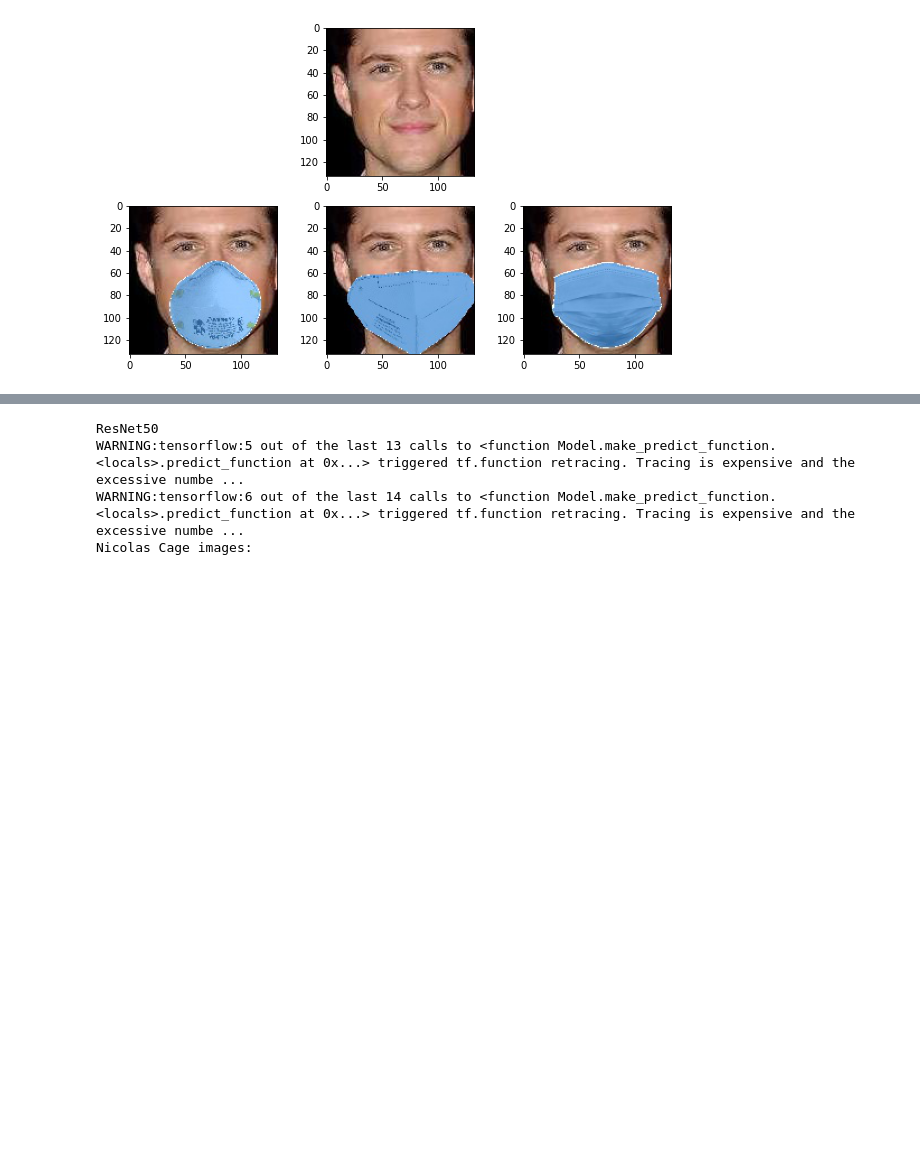
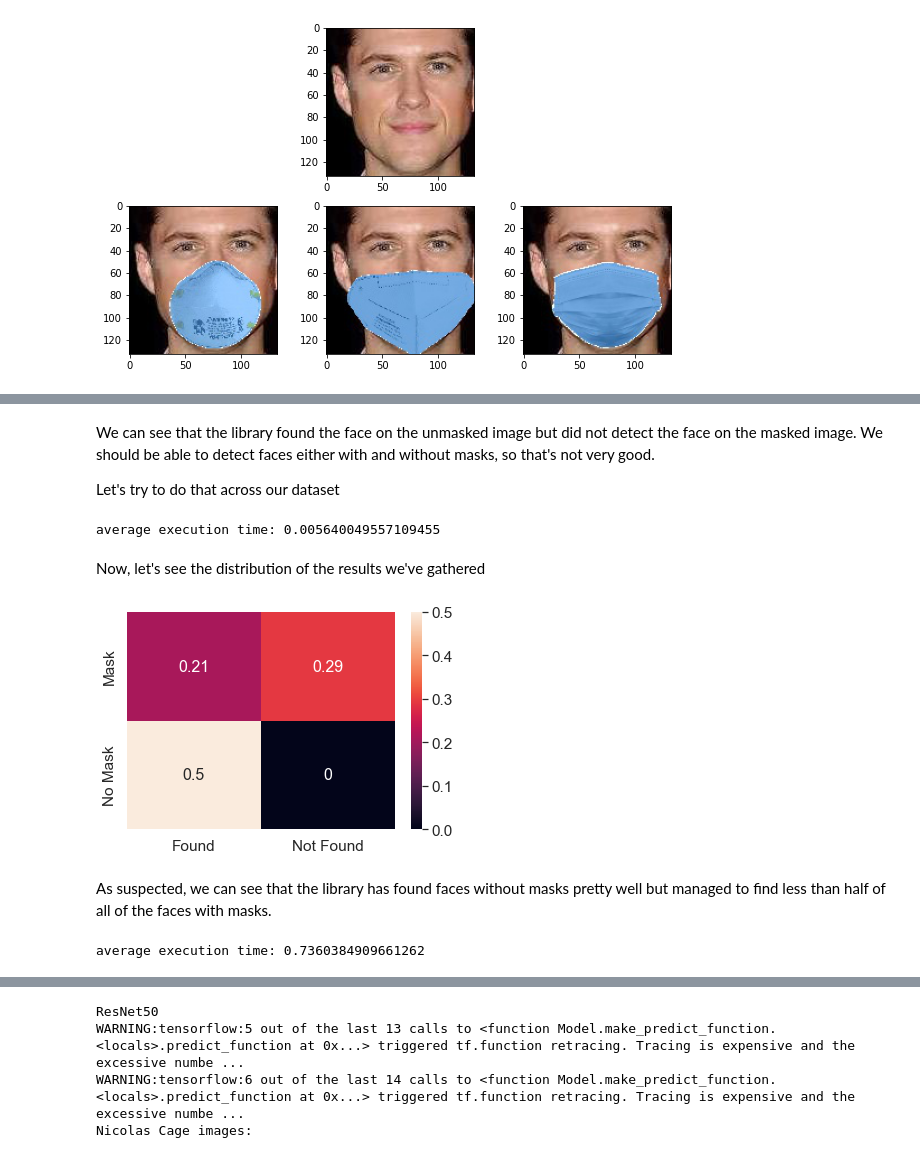
Before and after one commit to ofekari/MaskedFaceDetection, a Jupyter notebook: MaskedFaceDetectionNotebook.ipynb, the cells around one changed output, grey strips where cells are left out. Cells and saved outputs as stored; diff of their text form; code cells hidden in the pictures; blank space fills up the shorter version.

```diff
--- a/MaskedFaceDetectionNotebook.ipynb
+++ b/MaskedFaceDetectionNotebook.ipynb
@@ -706,0 +762,58 @@ We
+# %% [markdown]
+We can see that the library found the face on the unmasked image but did not detect the face on the masked image.
+We should be able to detect faces either with and without masks, so that's not very good.
+
+Let's try to do that across our dataset
+# %%
+def dlib_detector_faces(detector, pairs):
+    masked_results = []
+    unmasked_results = []
+    executions = 0
+    execution_time = time.time()
+    for person, person_pairs in pairs.items():
+        for pair in person_pairs:
+            index1, index2 = pair
+            path1 = BASE_PATH / person / f'{person}_{str(index1).rjust(4, "0")}.png'
+            path2 = BASE_PATH / person / f'{person}_{str(index2).rjust(4, "0")}.png'
+
+            img = cv2.imread(str(path1))
+            gray = cv2.cvtColor(src=img, code=cv2.COLOR_BGR2GRAY)
+            faces = detector(gray)
+
+            img2 = cv2.imread(str(path2))
+            gray2 = cv2.cvtColor(src=img2, code=cv2.COLOR_BGR2GRAY)
+            faces2 = detector(gray2)
+
+            masked_results.append((len(faces) > 0))
+            unmasked_results.append((len(faces2) > 0))
+            executions += 2
+            execution_time
+    print("average execution time:", (time.time() - execution_time) / executions)
+    return masked_results, unmasked_results
+
+masked_results, unmasked_results = dlib_detector_faces(detector=dlib_hog_detector, pairs=pairs)
+# %% [output]
+average execution time: 0.005640049557109455
+# %% [markdown]
+Now, let's see the distribution of the results we've gathered
+# %%
+def plot_dlib_heatmap(masked_results, unmasked_results):
+    total_results = len(masked_results) + len(unmasked_results)
+    TP=masked_results.count(True) / total_results
+    FN=masked_results.count(False) / total_results
+    FP=unmasked_results.count(True) / total_results
+    TN=unmasked_results.count(False) / total_results
+    array = [[TP,FN],
+             [FP,TN]]
+
+    df_cm = pd.DataFrame(array, ['Mask', 'No Mask'], ['Found', 'Not Found'])
+    sns.set(font_scale=1.4) # for label size
+    sns.heatmap(df_cm, annot=True, annot_kws={"size": 16}) # font size
+
+    plt.show()
+
+plot_dlib_heatmap(masked_results=masked_results, unmasked_results=unmasked_results)
+# %% [output]
+[figure, added]
+# %% [markdown]
+As suspected, we can see that the library has found faces without masks pretty well but managed to find less than half of all of the faces with masks.
@@ -706,0 +824,4 @@ We
+# %%
+dlib_cnn_masked_results, dlib_cnn_unmasked_results = dlib_detector_faces(detector=dlib_cnn_detector, pairs=pairs)
+# %% [output]
+average execution time: 0.7360384909661262
```
Also changed, not shown: parts of 74 cells of this notebook.
